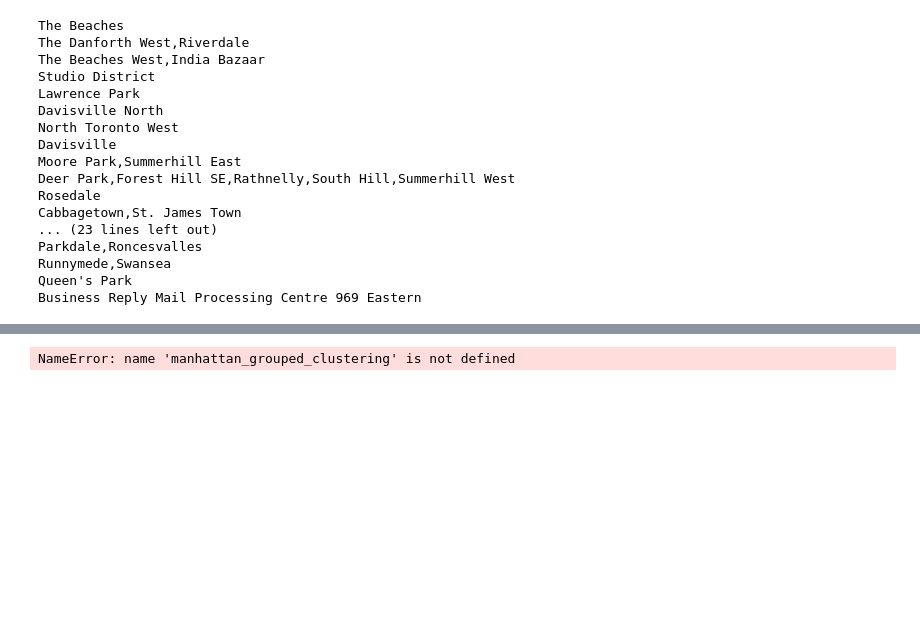
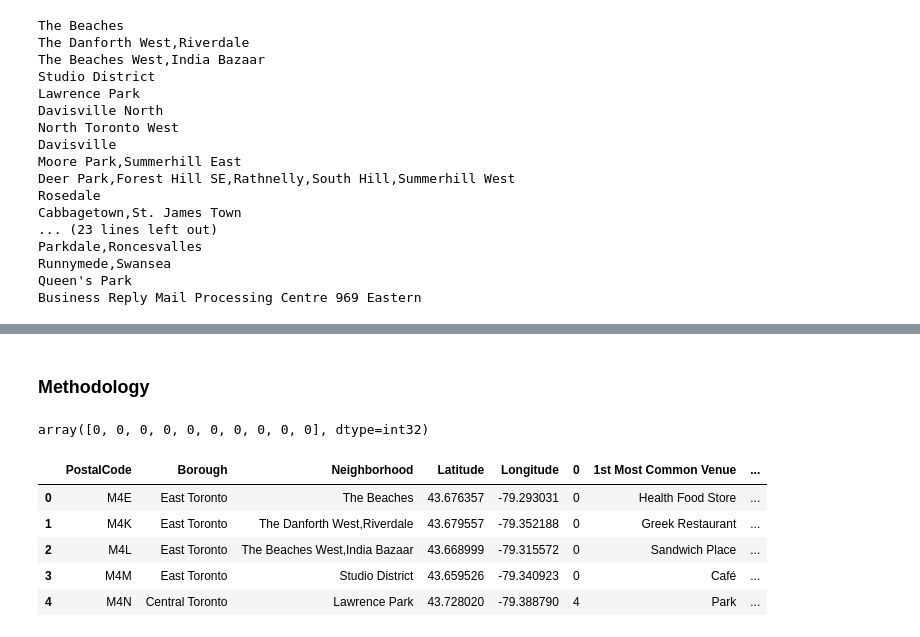
Before and after one commit to purpleliger/Coursera_Capstone, a Jupyter notebook: Restaurant recommendation.ipynb, the cells around one changed output, grey strips where cells are left out. Drawn from its saved outputs; the diff is of its cells as text; code cells hidden in the pictures; blank space fills up the shorter version.

Commit message:
Published from Watson Studio.

```diff
--- a/Restaurant recommendation.ipynb
+++ b/Restaurant recommendation.ipynb
@@ -497,3 +507,5 @@ neighborhoods_venues_sorted.head()
+# %% [markdown]
+### Methodology
 # %%
 # set number of clusters
 kclusters = 5
@@ -501,22 +513,29 @@ kclusters = 5
 toronto_grouped_clustering = toronto_grouped.drop('Neighborhood', 1)
 
 # run k-means clustering
-kmeans = KMeans(n_clusters=kclusters, random_state=0).fit(manhattan_grouped_clustering)
+kmeans = KMeans(n_clusters=kclusters, random_state=0).fit(toronto_grouped_clustering)
 
 # check cluster labels generated for each row in the dataframe
 kmeans.labels_[0:10]
 # %% [output]
-NameError: name 'manhattan_grouped_clustering' is not defined
+array([0, 0, 0, 0, 0, 0, 0, 0, 0, 0], dtype=int32)
 # %%
 # add clustering labels
-neighborhoods_venues_sorted.insert(0,0, kmeans.labels_)
+neighborhoods_venues_sorted['Cluster Labels'] = kmeans.labels_
 
 toronto_merged = dfm
 
 # merge toronto_grouped with toronto_data to add latitude/longitude for each neighborhood
 toronto_merged = toronto_merged.join(neighborhoods_venues_sorted.set_index('Neighborhood'), on='Neighborhood')
 
-toronto_merged.head() # check the last columns!
+toronto_merged.head() # check the last columns
+# %% [output]
+|  | PostalCode | Borough | Neighborhood | Latitude | Longitude | 0 | 1st Most Common Venue | ... |
+| 0 | M4E | East Toronto | The Beaches | 43.676357 | -79.293031 | 0 | Health Food Store | ... |
+| 1 | M4K | East Toronto | The Danforth West,Riverdale | 43.679557 | -79.352188 | 0 | Greek Restaurant | ... |
+| 2 | M4L | East Toronto | The Beaches West,India Bazaar | 43.668999 | -79.315572 | 0 | Sandwich Place | ... |
+| 3 | M4M | East Toronto | Studio District | 43.659526 | -79.340923 | 0 | Café | ... |
+| 4 | M4N | Central Toronto | Lawrence Park | 43.728020 | -79.388790 | 4 | Park | ... |
 # %%
 # create map
 map_clusters = folium.Map(location=[latitude, longitude], zoom_start=11)
```
Also changed, not shown: parts of 15 cells of this notebook.
